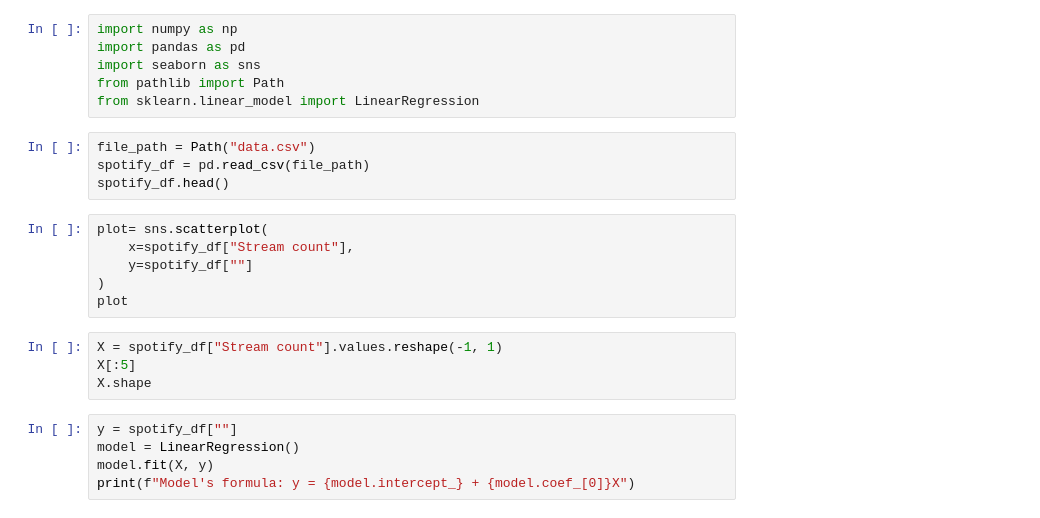
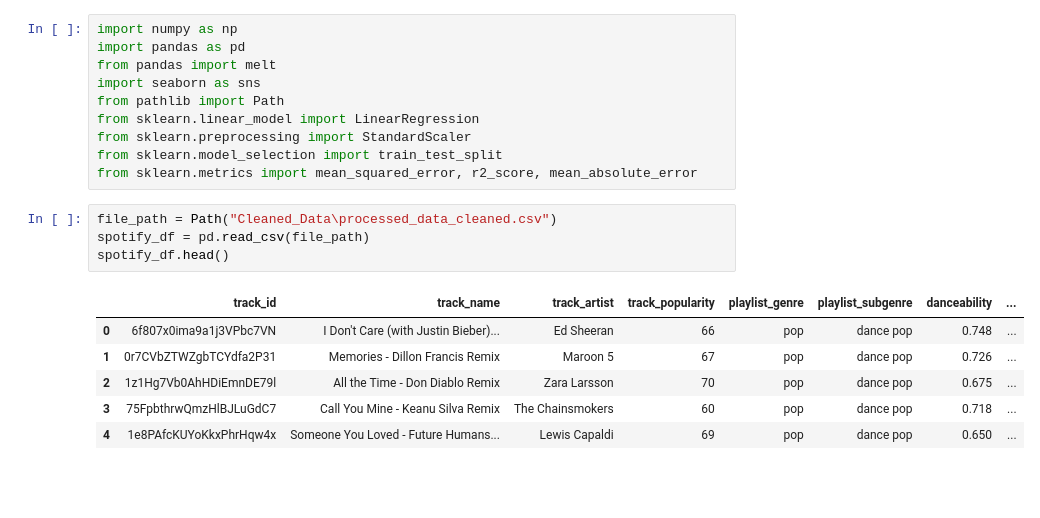
Before and after one commit to supvadakkeveetil/ML_Project, a Jupyter notebook: Regression.ipynb, the cells around one changed output. Drawn from its saved outputs; the diff is of its cells as text; blank space fills up the shorter version.

Commit message:
regression tweaks

```diff
--- a/Regression.ipynb
+++ b/Regression.ipynb
@@ -1,25 +1,21 @@
 # %%
 import numpy as np
 import pandas as pd
+from pandas import melt
 import seaborn as sns
 from pathlib import Path
 from sklearn.linear_model import LinearRegression
+from sklearn.preprocessing import StandardScaler
+from sklearn.model_selection import train_test_split
+from sklearn.metrics import mean_squared_error, r2_score, mean_absolute_error
 # %%
-file_path = Path("data.csv")
+file_path = Path("Cleaned_Data\processed_data_cleaned.csv")
 spotify_df = pd.read_csv(file_path)
 spotify_df.head()
+# %% [output]
+|  | track_id | track_name | track_artist | track_popularity | playlist_genre | playlist_subgenre | danceability | ... |
+| 0 | 6f807x0ima9a1j3VPbc7VN | I Don't Care (with Justin Bieber)... | Ed Sheeran | 66 | pop | dance pop | 0.748 | ... |
+| 1 | 0r7CVbZTWZgbTCYdfa2P31 | Memories - Dillon Francis Remix | Maroon 5 | 67 | pop | dance pop | 0.726 | ... |
+| 2 | 1z1Hg7Vb0AhHDiEmnDE79l | All the Time - Don Diablo Remix | Zara Larsson | 70 | pop | dance pop | 0.675 | ... |
+| 3 | 75FpbthrwQmzHlBJLuGdC7 | Call You Mine - Keanu Silva Remix | The Chainsmokers | 60 | pop | dance pop | 0.718 | ... |
+| 4 | 1e8PAfcKUYoKkxPhrHqw4x | Someone You Loved - Future Humans... | Lewis Capaldi | 69 | pop | dance pop | 0.650 | ... |
-# %%
-plot= sns.scatterplot(
-    x=spotify_df["Stream count"],
-    y=spotify_df[""]
-)
-plot
-# %%
-X = spotify_df["Stream count"].values.reshape(-1, 1)
-X[:5]
-X.shape
-# %%
-y = spotify_df[""]
-model = LinearRegression()
-model.fit(X, y)
-print(f"Model's formula: y = {model.intercept_} + {model.coef_[0]}X")
```
Also changed, not shown: parts of 11 cells of this notebook.
